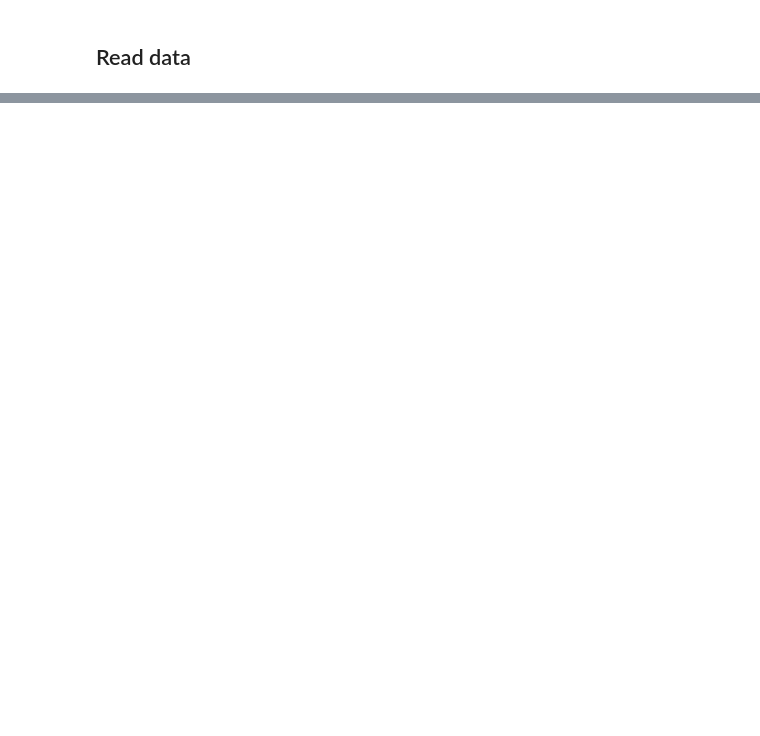
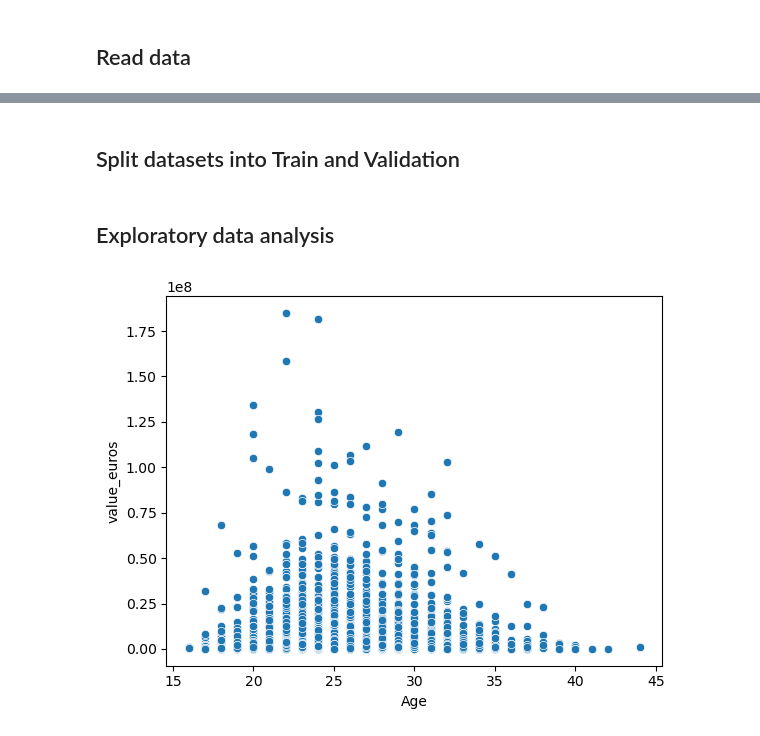
Before and after one commit to aladelca/enterprise_data_science, a Jupyter notebook: train/training.ipynb, the cells around one changed output, grey strips where cells are left out. Cells and saved outputs as stored; diff of their text form; code cells hidden in the pictures; blank space fills up the shorter version.

```diff
--- a/train/training.ipynb
+++ b/train/training.ipynb
@@ -65,17 +28,0 @@ data['loan'] = df_club['contract'].str.contains('On loan')
-# %%
-def extract_year(string):
-    try:
-        match = re.search(r'\b\d{4}\b', string)
-        year_extracted = match.group()
-        return year_extracted
-    except:
-        return string
-
-df_club['contract_end'] = df_club['contract'].apply(lambda x: extract_year(x) if 'On loan' in x else x)
-df_contract = df_club['contract_end'].str.split('~', expand = True)
-df_contract.columns = ['start','end']
-df_contract['end'] = np.where(df_contract['end'].isna(),df_contract['start'], df_contract['end'])
-data['contract_end'] = df_contract['end']
-data['Value'] = data['Value'].str.replace('€','')
-data['factor'] = np.where(data['Value'].str.contains('M'),1000000, np.where(data['Value'].str.contains('K'),1000,0))
-data[data['factor'] == 0]
@@ -114,0 +242,3 @@ extract_year('Jun 30, 2024 On loan')
+# %%
+data = data_preprocess(data)
+data.head()
@@ -114,0 +252,18 @@ extract_year('Jun 30, 2024 On loan')
+# %% [markdown]
+## Split datasets into Train and Validation
+# %%
+from sklearn.model_selection import train_test_split
+
+x = data[FINAL_COLUMNS]
+y = data[TARGET]
+
+x_train, x_val, y_train, y_val = train_test_split(x, y, test_size=0.2, random_state=123)
+
+train = pd.concat([x_train, y_train], axis = 1)
+# %% [markdown]
+## Exploratory data analysis
+# %%
+sns.scatterplot(data = train, x = 'Age', y = 'value_euros')
+plt.show()
+# %% [output]
+[figure, added]
```
Also changed, not shown: parts of 21 cells of this notebook.
